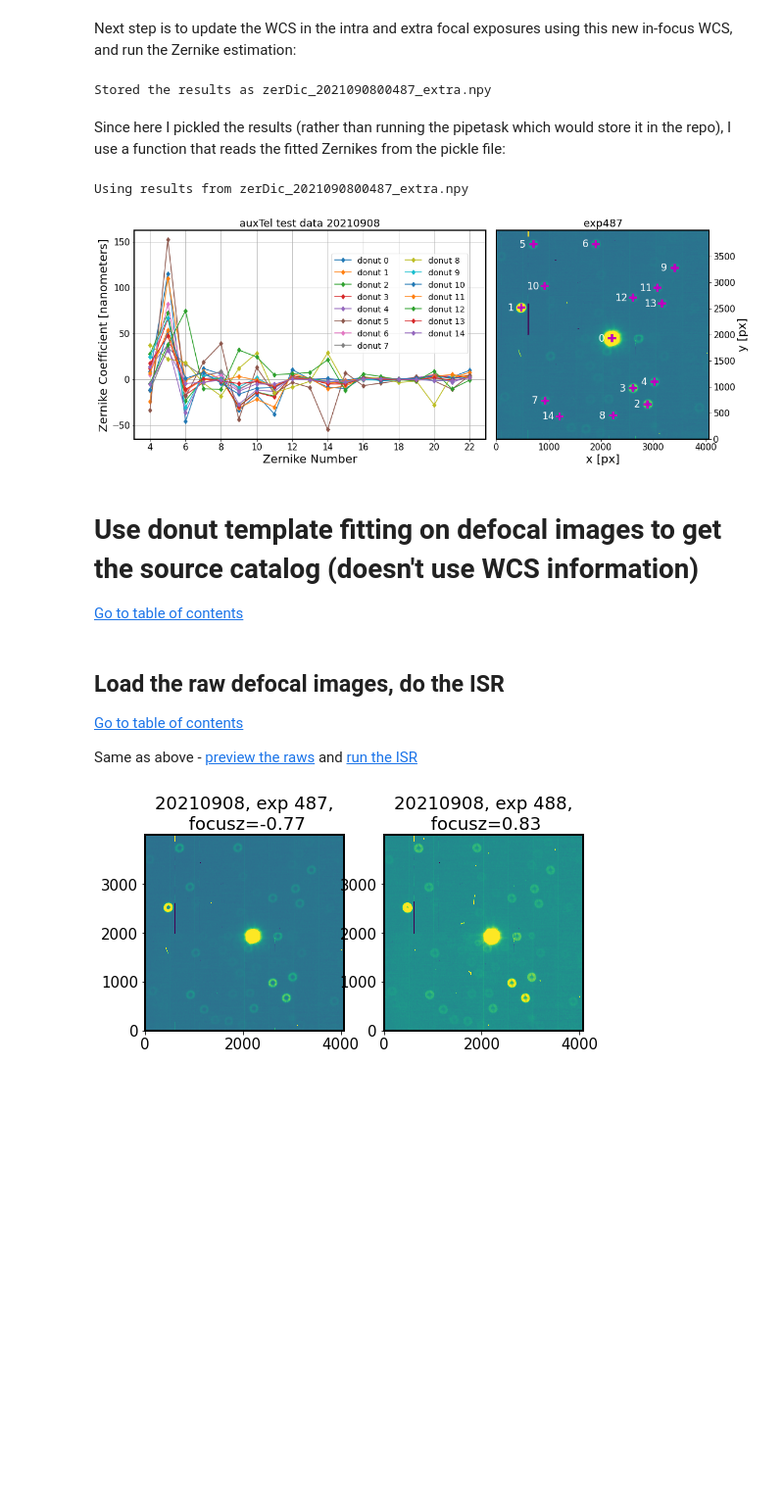
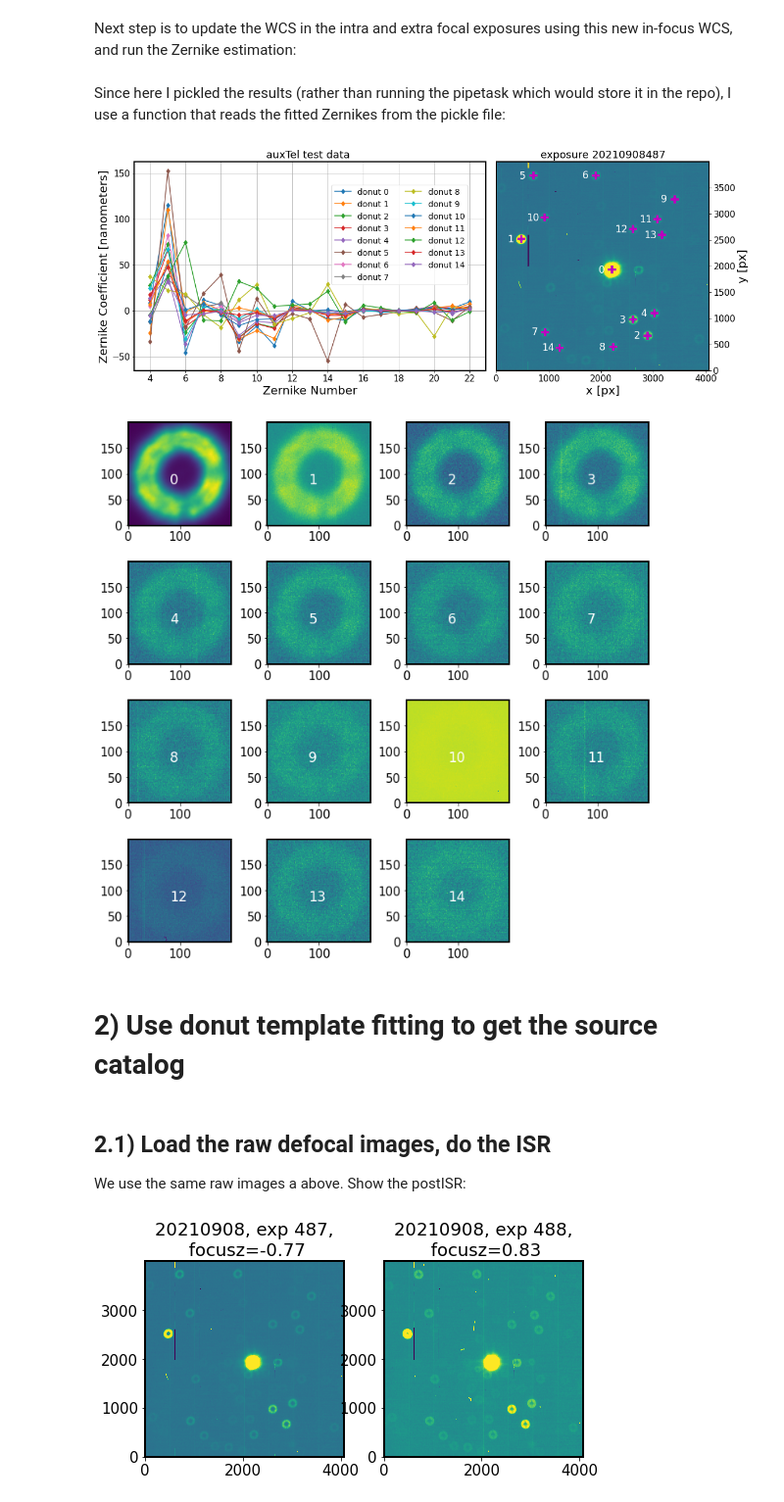
Before and after one commit to lsst-sitcom/sitcomtn-038, a Jupyter notebook: index.ipynb, the cells around one changed output. Shown at 98% size. Drawn from its saved outputs; the diff is of its cells as text; code cells hidden in the pictures; blank space fills up the shorter version.

```diff
--- a/index.ipynb
+++ b/index.ipynb
@@ -79,12 +76,6 @@ from lsst.meas.astrom import AstrometryTask
 import lsst.afw.display as afwDisplay
 
 from matplotlib import rcParams
-rcParams['ytick.labelsize'] = 10
-rcParams['xtick.labelsize'] = 10
-rcParams['axes.labelsize'] = 25
-rcParams['axes.linewidth'] = 2
-rcParams['font.size'] = 14
-rcParams['axes.titlesize'] = 15
 
 from copy import copy
 from copy import deepcopy
@@ -99,12 +90,16 @@ from lsst.ts.wep.task.EstimateZernikesLatissTask import (
     EstimateZernikesLatissTask, EstimateZernikesLatissTaskConfig
 )
 
-
 from lsst.ts.wep.task.RefCatalogInterface import RefCatalogInterface
 
 from lsst.ts.wep.task.GenerateDonutCatalogWcsTask import (
     GenerateDonutCatalogWcsTask, GenerateDonutCatalogWcsTaskConfig)
 
-from lsst.ts.analysis.notebooks import analysisTools as at
+from lsst.ts.analysis.notebooks import plotting_tools as pt
 # %%
-from lsst.ts.wep.Utility import DefocalType
+rcParams['ytick.labelsize'] = 13
+rcParams['xtick.labelsize'] = 13
+rcParams['axes.labelsize'] = 25
+rcParams['axes.linewidth'] = 2
+rcParams['font.size'] = 14
+rcParams['axes.titlesize'] = 15
@@ -670,30 +649,23 @@ zernikeOutput = estimateZernikeTask.run(exp_pair, [updatedCatalogMagCut], camera
-# %%
-# store zernikes as a dict and illustrate the result
-zernikes = zernikeOutput.getDict()
-fname = f'zerDic_{expId}_extra.npy'
-np.save(fname,zernikes)
-print(f'Stored the results as {fname} ')
-# %% [output]
-Stored the results as zerDic_2021090800487_extra.npy
 # %%
 zkResultsFile = f'zerDic_{expId}_extra.npy'
 zkFit = np.load(zkResultsFile, allow_pickle=True).item()
 # %% [markdown]
 Since here I pickled the results (rather than running the pipetask which would store it in the repo), I use a function that reads the fitted Zernikes from the pickle file:
 # %%
-at.plotZernikeImageFromPickle(expIntra=487, yearMonthDay='20210908',
-                   zkResultsFile=zkResultsFile,
-                   collection='u/scichris/Latiss/postISRex')
+%matplotlib inline
+fig = plt.figure(figsize=(14, 5))
+zk,don = pt.get_zernikes_donuts_from_pickle('zerDic_2021090800487_extra.npy')
+exposure = pt.get_postisr_from_butler('/repo/main/', 'u/scichris/Latiss/postISRex', 2021090800487)
+pt.plot_raw_zernikes(zk, fig=fig)
+pt.plot_donut_locations(exposure, don, fig=fig)
+pt.plot_donut_stamps(don)
 # %% [output]
-Using results from zerDic_2021090800487_extra.npy
-[figure, old version]
+[figure, new version]
+[figure, added]
 # %% [markdown]
-# Use donut template fitting on defocal images to get the source catalog (doesn't use WCS information) <a id='template'></a>
-[Go to table of contents](#toc)
+# 2) Use donut template fitting to get the source catalog <a id='template'></a>
 # %% [markdown]
-## Load the raw defocal images, do the ISR <a id='loadDefocal'></a>
-[Go to table of contents](#toc)
+## 2.1) Load the raw defocal images, do the ISR <a id='loadDefocal'></a>
 
-
-Same as above -  [preview the raws](#raws) and [run the ISR](#isr)
+We use the same raw images a above. Show the postISR:
 # %%
```
Also changed, not shown: parts of 29 cells of this notebook.
